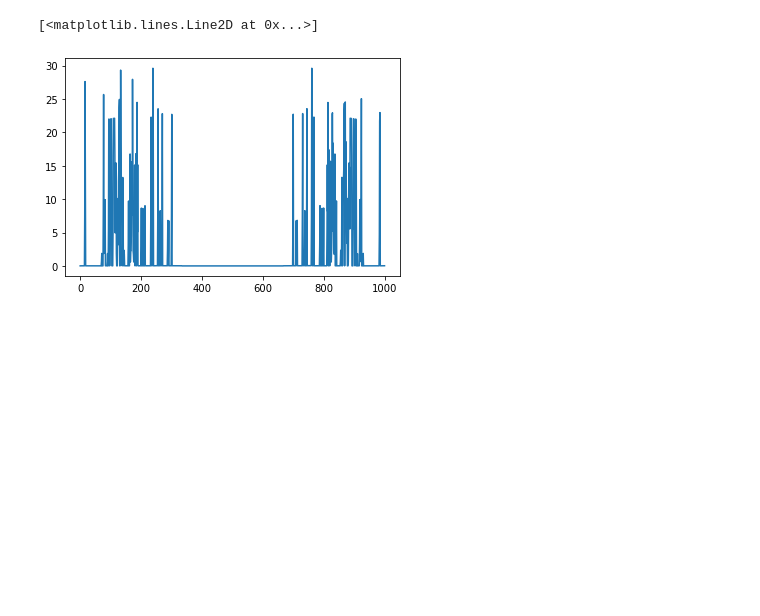
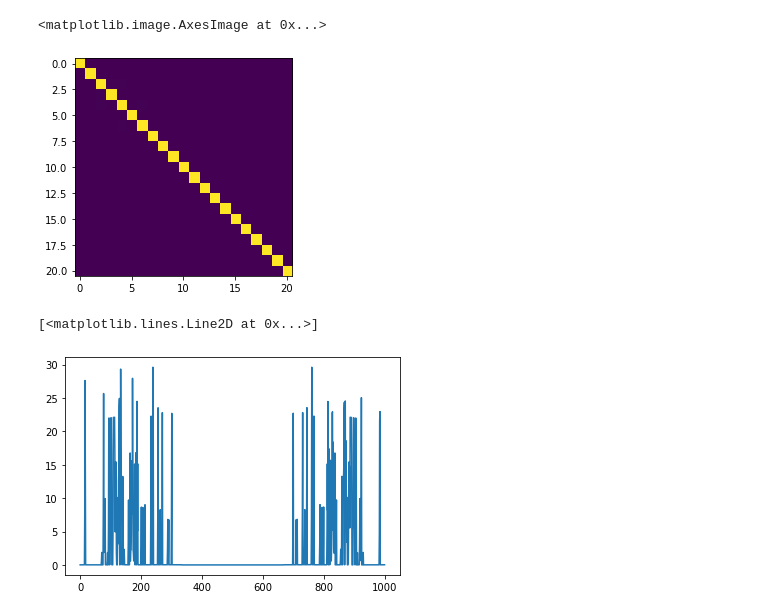
Before and after one commit to Vinther901/Quantum-Optimal-Control, a Jupyter notebook: 1DToyExample/RunExperiments.ipynb, the cells around one changed output. Saved outputs shown, nothing was run; the diff lists cells and outputs as text; code cells hidden in the pictures; blank space fills up the shorter version.

```diff
--- a/1DToyExample/RunExperiments.ipynb
+++ b/1DToyExample/RunExperiments.ipynb
@@ -69,3 +86,11 @@ try (occupation)
+# %%
+mask = ((obj.U0s[:-1].adjoint()@obj.U0s[1:]).abs().diagonal(offset=0,dim1=-2,dim2=-1).sum(dim=-1)<20.9)
+
+plt.imshow((obj.U0s[:-1].adjoint()@obj.U0s[1:]).abs()[3])
+# (obj.U0s[:-1].adjoint()@obj.U0s[1:]).abs().diagonal(offset=0,dim1=-2,dim2=-1).sum(dim=-1)
+# %% [output]
+<matplotlib.image.AxesImage at 0x...>
+[figure, added]
 # %%
 plt.plot([t.trace(mat) for mat in (obj.U0s.adjoint()@obj.U0dot[:,:,:4]).abs()])
 # %% [output]
```
Also changed, not shown: parts of 3 cells of this notebook, 3 other files.
